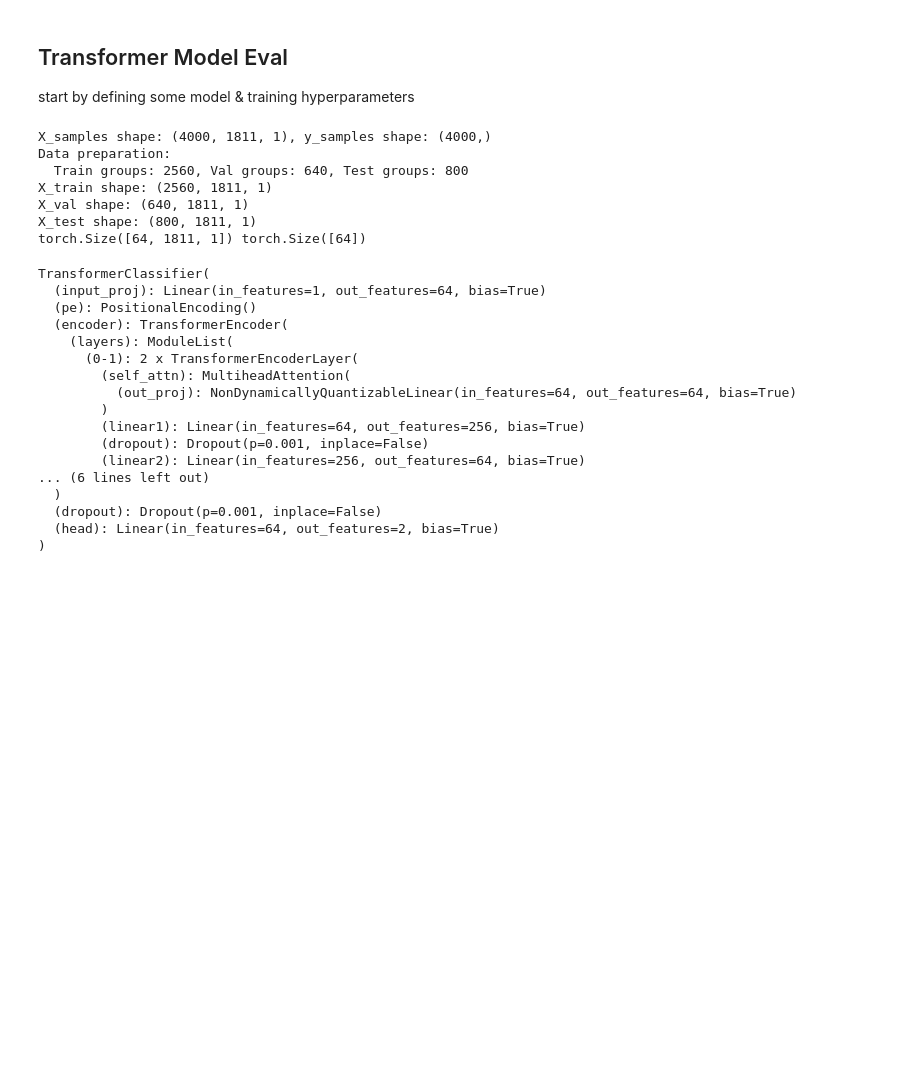
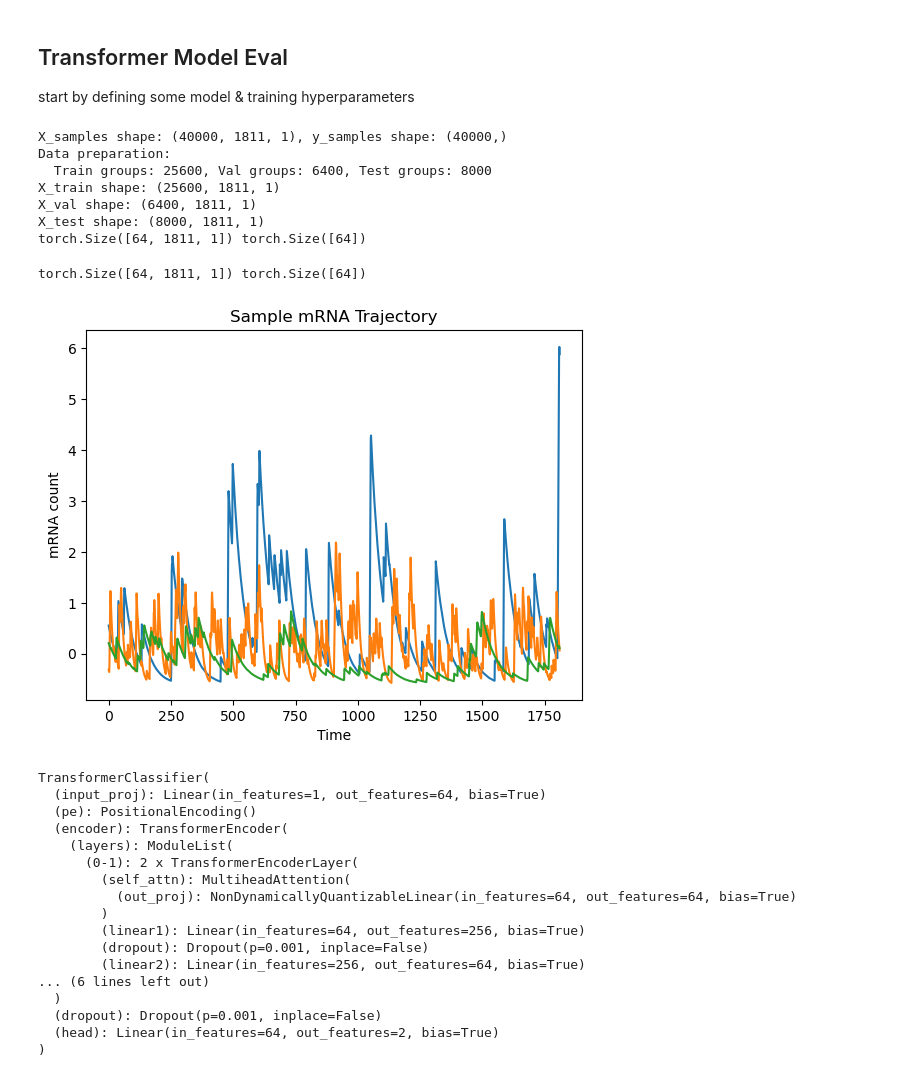
Before and after one commit to GrignardReagent/SSA, a Jupyter notebook: experiments/EXP-25-IY011/IY011_contrastive_learning_model_training_1.ipynb, the cells around one changed output. Drawn from its saved outputs; the diff is of its cells as text; code cells hidden in the pictures; blank space fills up the shorter version.

```diff
--- a/experiments/EXP-25-IY011/IY011_contrastive_learning_model_training_1.ipynb
+++ b/experiments/EXP-25-IY011/IY011_contrastive_learning_model_training_1.ipynb
@@ -131,16 +174,32 @@ start by defining some model & training hyperparameters
 # %%
 # === Dataloader hyperparams & data prep ===
 batch_size = 64
-train_loader, val_loader, test_loader = data_prep(groups, batch_size)
+train_loader, val_loader, test_loader, scaler = data_prep(groups, batch_size)
 # === Dataloader hyperparams & data prep ===
 # %% [output]
-X_samples shape: (4000, 1811, 1), y_samples shape: (4000,)
+X_samples shape: (40000, 1811, 1), y_samples shape: (40000,)
 Data preparation:
-  Train groups: 2560, Val groups: 640, Test groups: 800
-X_train shape: (2560, 1811, 1)
-X_val shape: (640, 1811, 1)
-X_test shape: (800, 1811, 1)
+  Train groups: 25600, Val groups: 6400, Test groups: 8000
+X_train shape: (25600, 1811, 1)
+X_val shape: (6400, 1811, 1)
+X_test shape: (8000, 1811, 1)
 torch.Size([64, 1811, 1]) torch.Size([64])
+# %%
+X_b, y_b = next(iter(train_loader))
+print(X_b.shape, y_b.shape)
+# %% [output]
+torch.Size([64, 1811, 1]) torch.Size([64])
+# %%
+#plot the X_b
+plt.plot(X_b[0,:,0].numpy())
+plt.plot(X_b[1,:,0].numpy())
+plt.plot(X_b[2,:,0].numpy())
+plt.xlabel('Time')
+plt.ylabel('mRNA count')
+plt.title('Sample mRNA Trajectory')
+plt.show()
+# %% [output]
+[figure, added]
 # %%
 # === Model hyperparams ===
 input_size = 1
```
Also changed, not shown: parts of 25 cells of this notebook, 10 other files.
